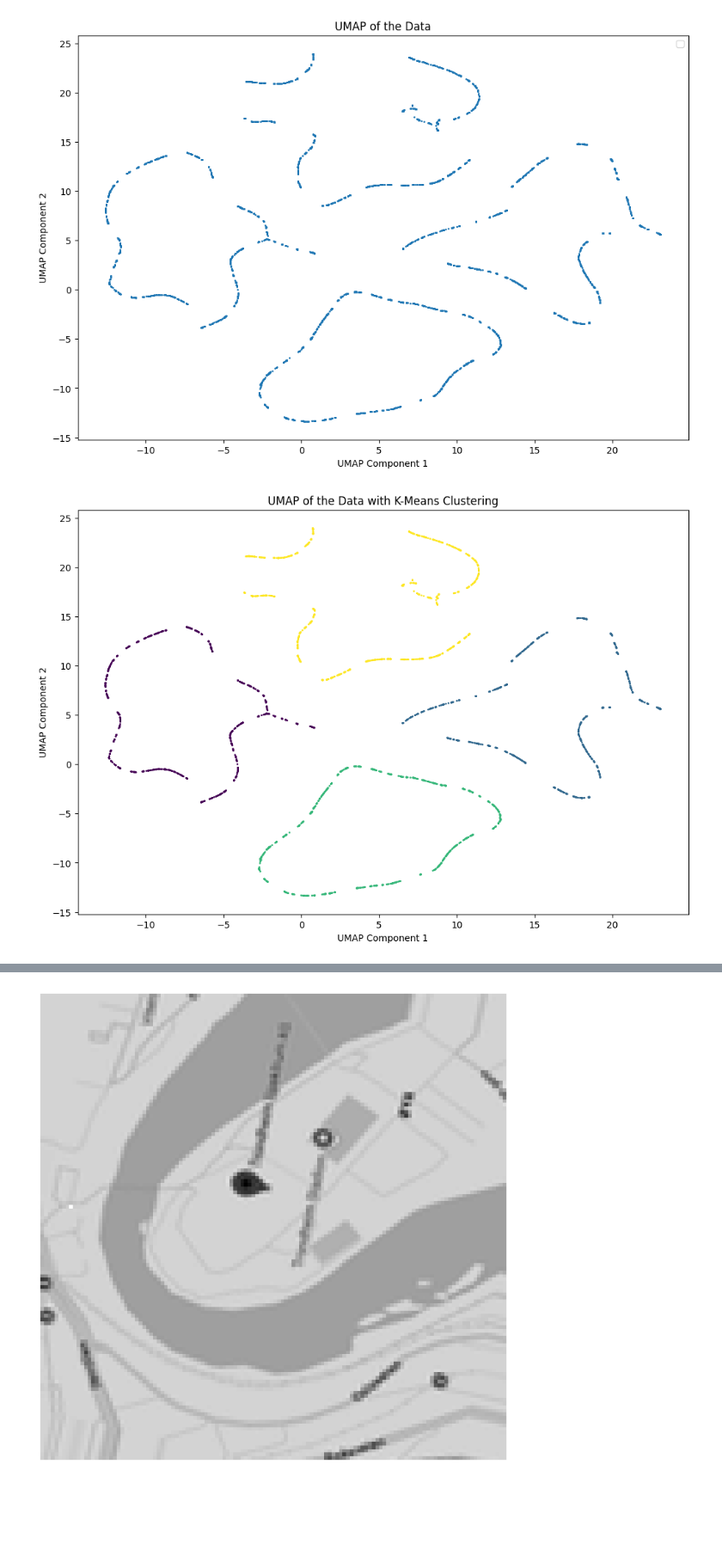
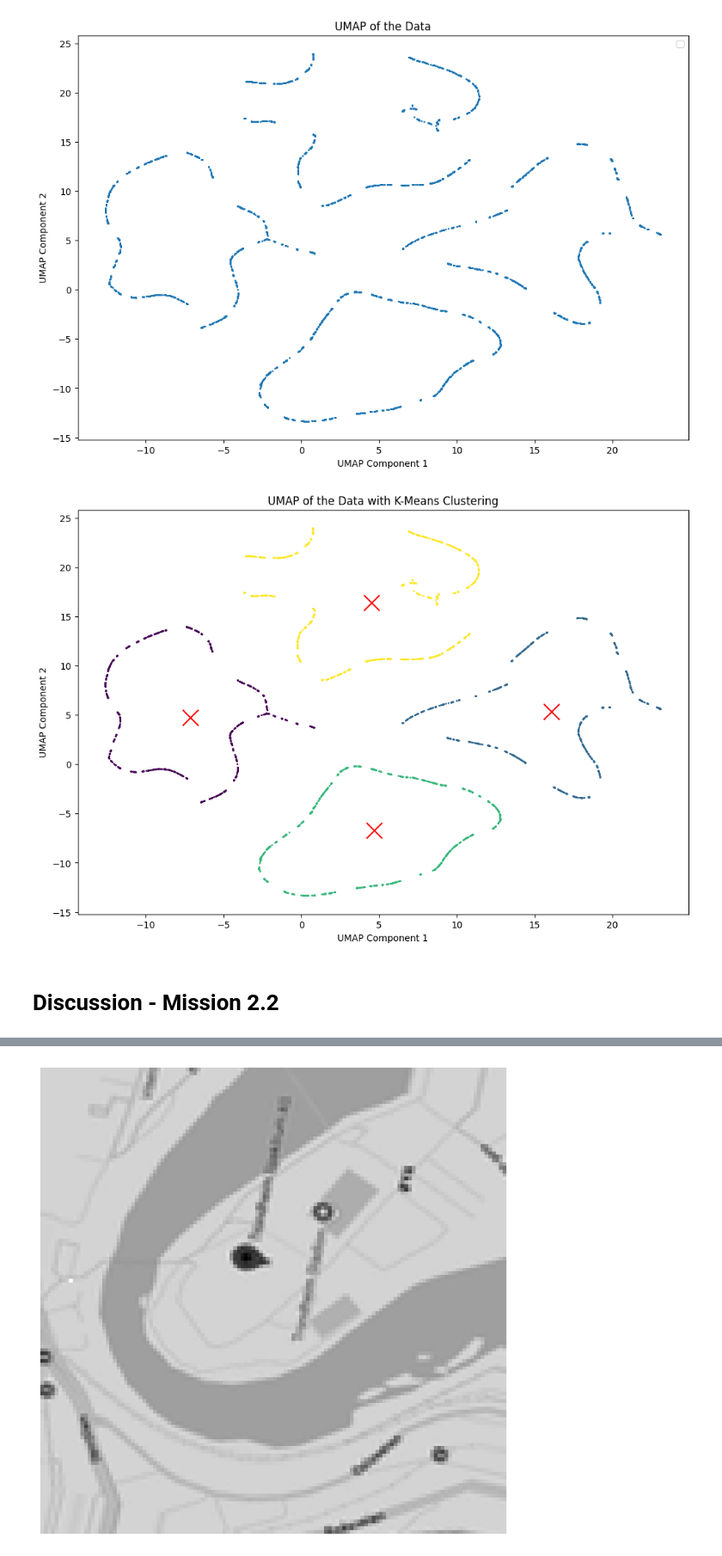
Before and after one commit to Ksund02/Machine-Learning-Project, a Jupyter notebook: Assignment2/Chapter_2.ipynb, the cells around one changed output, grey strips where cells are left out. Shown at 86% size. Cells and saved outputs as stored; diff of their text form; code cells hidden in the pictures; blank space fills up the shorter version.

```diff
--- a/Assignment2/Chapter_2.ipynb
+++ b/Assignment2/Chapter_2.ipynb
@@ -408,21 +400,24 @@ plt.show()
 # %%
 from sklearn.cluster import KMeans
 
 kmeans = KMeans(n_clusters=4, random_state=42)
 clusters = kmeans.fit_predict(X_umap)
 
 submission_df = pd.DataFrame({
     'ID': data['ID'],
     'cluster': clusters
 })
 submission_df.to_csv('sample_submission.csv', index=False)
 
 plt.figure(figsize=(12, 8))
 plt.scatter(X_umap[:, 0], X_umap[:, 1], c=clusters, cmap='viridis', s=1)
+plt.scatter(kmeans.cluster_centers_[:, 0], kmeans.cluster_centers_[:, 1], s=300, c='red', marker='x')
 plt.xlabel('UMAP Component 1')
 plt.ylabel('UMAP Component 2')
 plt.title('UMAP of the Data with K-Means Clustering')
 # plt.colorbar(label='Cluster')
 plt.show()
 # %% [output]
-[figure, old version]
+[figure, new version]
+# %% [markdown]
+# Discussion - Mission 2.2
```
Also changed, not shown: parts of 6 cells of this notebook.
